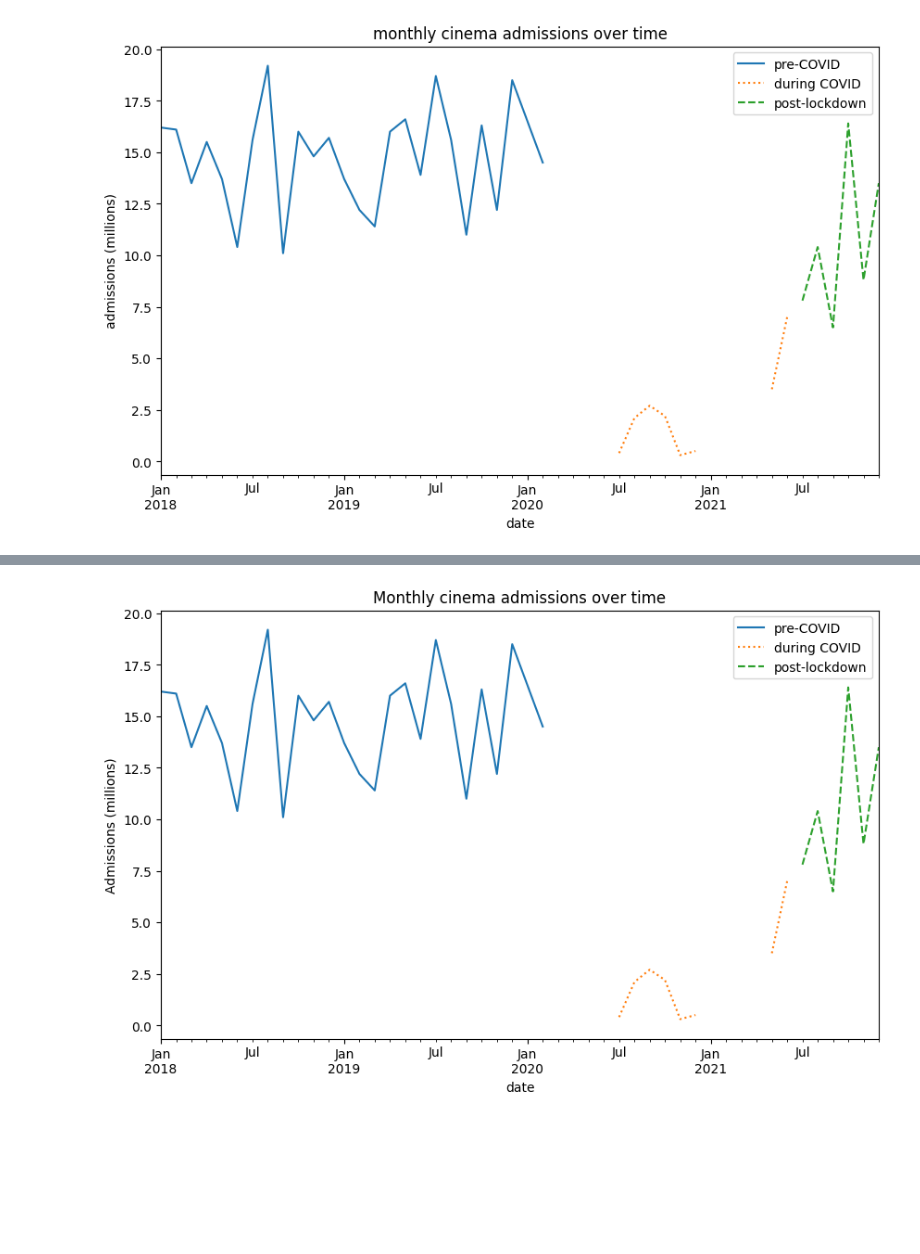
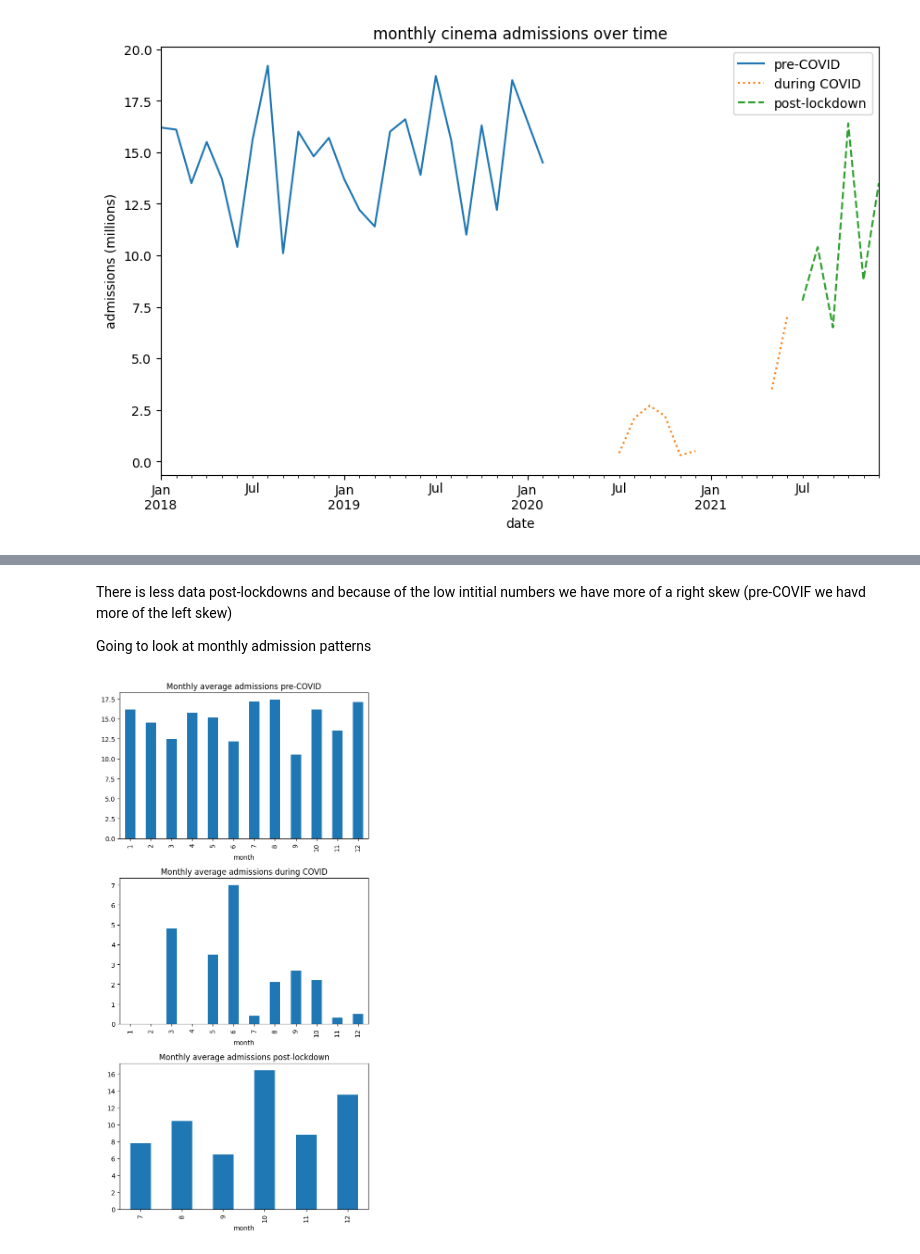
Before and after one commit to AJ-Horch/grounded_data_analyst, a Jupyter notebook: analsying_moive_data.ipynb, the cells around one changed output, grey strips where cells are left out. Saved outputs shown, nothing was run; the diff lists cells and outputs as text; code cells hidden in the pictures; blank space fills up the shorter version.

```diff
--- a/analsying_moive_data.ipynb
+++ b/analsying_moive_data.ipynb
@@ -60,11 +60,3 @@ admissions.tail()
 | 47 | 2021 | December | 13.5 |
 # %% [markdown]
 I need to add a spacebetween the day and month for the next bit of code to work
-# %%
-import re
-def add_space_to_date(text):
-    # This regex looks for a number followed immediately by a letter
-    return re.sub(r'(\d+)([A-Za-z])', r'\1 \2', text)
-
-# Example usage
-admissions['date'] = admissions['date'].apply(add_space_to_date)
@@ -75,2 +62,0 @@ admissions.head()
-# %%
-admissions['date'] = pd.to_datetime(admissions['date'])
@@ -154,24 +221,26 @@ plt.show()
+# %% [markdown]
+There is less data post-lockdowns and because of the low intitial numbers we have more of a right skew (pre-COVIF we havd more of the left skew)
+
+Going to look at monthly admission patterns
 # %%
-fig, axis = plt.subplots(figsize=(10, 6))
+fig, axes = plt.subplots(3,1, figsize=(6,12))
 
-linestyles = ["solid", "dotted", "dashed"]
+for idx, period in enumerate(admissions['covid_period'].unique()):
+  (
+      admissions.assign(month=admissions['date'].dt.month) # format date
+      .query(f"covid_period == '{period}'")
+      .groupby('month')
+      ["Admissions (million)"]
+      .median()
+      .plot
+      .bar(ax=axes[idx])
+  )
 
-for idx, covid_period in enumerate(admissions["covid_period"].value_counts().index):
-    (
-        admissions
-        .query(f"covid_period=='{covid_period}'")
-        .set_index("date")
-        ["Admissions (million)"]
-        .plot(ax=axis, label=covid_period, linestyle=linestyles[idx])
-    )
+  axes[idx].set(
+      title=f"Monthly average admissions {period}"
+  )
 
-axis.set(
-    title="Monthly cinema admissions over time",
-    ylabel="Admissions (millions)"
-)
-
-axis.legend()
-
+plt.tight_layout()
 plt.show()
 # %% [output]
-[figure, old version]
+[figure, new version]
```
Also changed, not shown: parts of 17 cells of this notebook.
